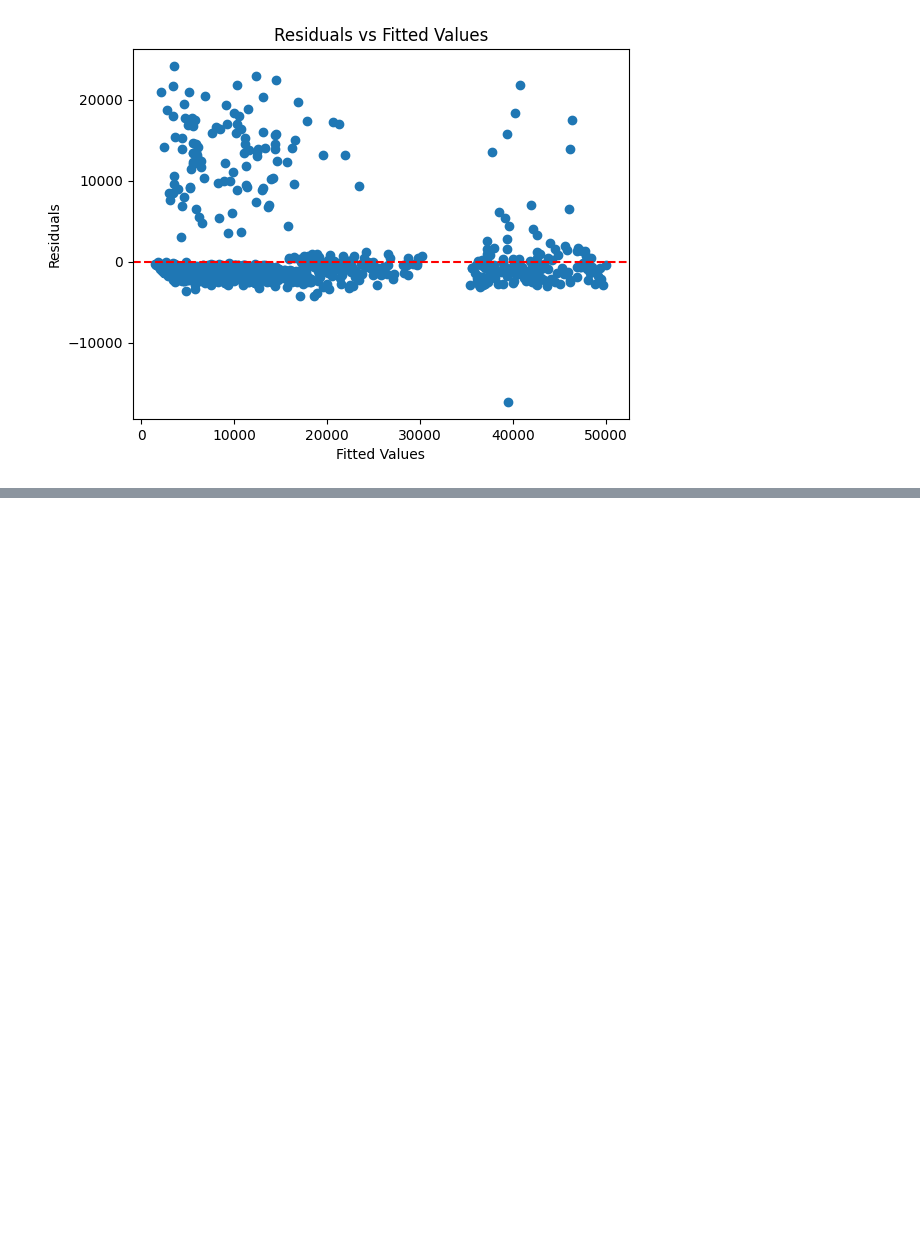
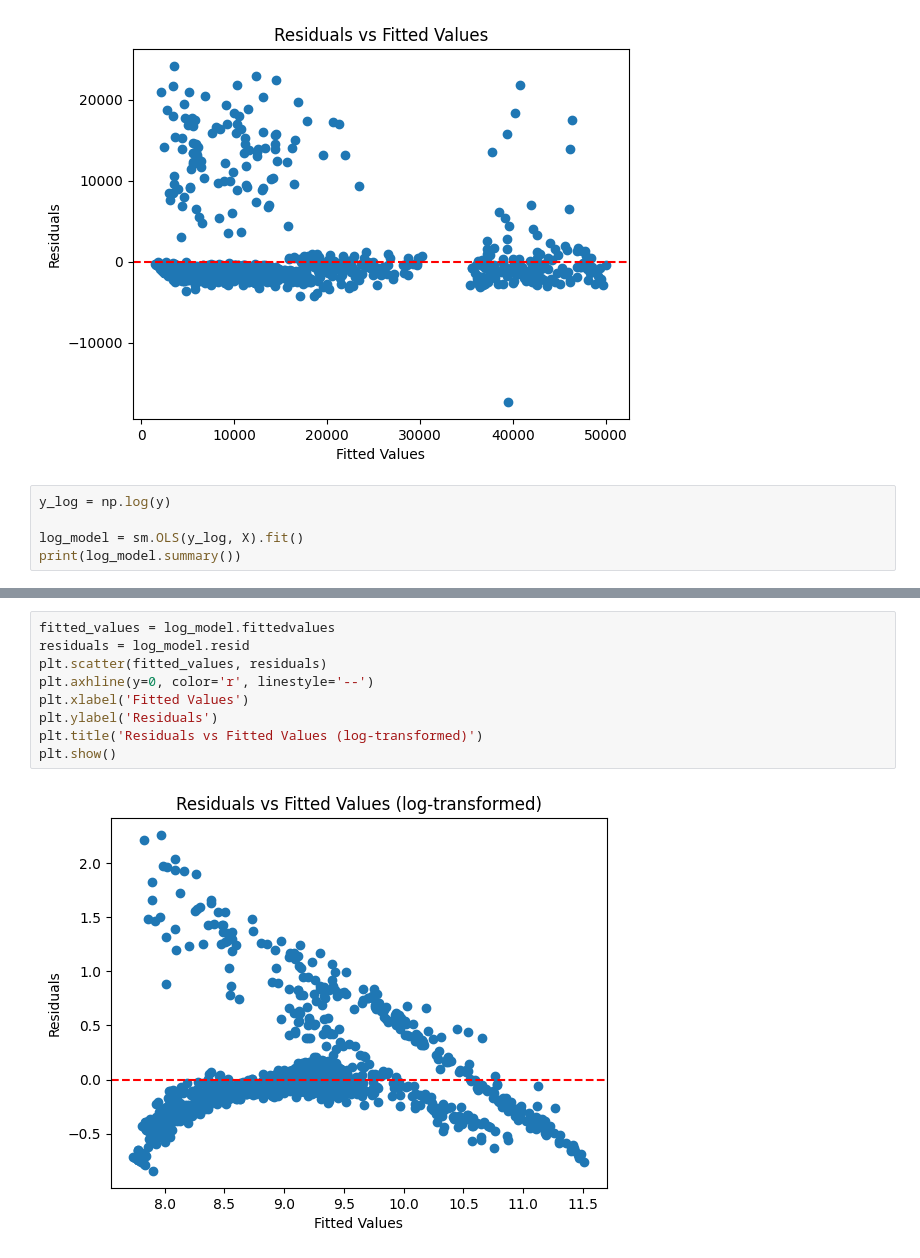
Before and after one commit to TangyKiwi/DSC-241, a Jupyter notebook: project/project_presentation.ipynb, the cells around one changed output, grey strips where cells are left out. Cells and saved outputs as stored; diff of their text form; blank space fills up the shorter version.

```diff
--- a/project/project_presentation.ipynb
+++ b/project/project_presentation.ipynb
@@ -91,3 +91,8 @@ plt.title('Residuals vs Fitted Values')
 plt.show()
 # %% [output]
 [figure]
+# %%
+y_log = np.log(y)
+
+log_model = sm.OLS(y_log, X).fit()
+print(log_model.summary())
@@ -93,0 +117,11 @@ plt.show()
+# %%
+fitted_values = log_model.fittedvalues
+residuals = log_model.resid
+plt.scatter(fitted_values, residuals)
+plt.axhline(y=0, color='r', linestyle='--')
+plt.xlabel('Fitted Values')
+plt.ylabel('Residuals')
+plt.title('Residuals vs Fitted Values (log-transformed)')
+plt.show()
+# %% [output]
+[figure, added]
```
Also changed, not shown: parts of 10 cells of this notebook, 6 other files.
